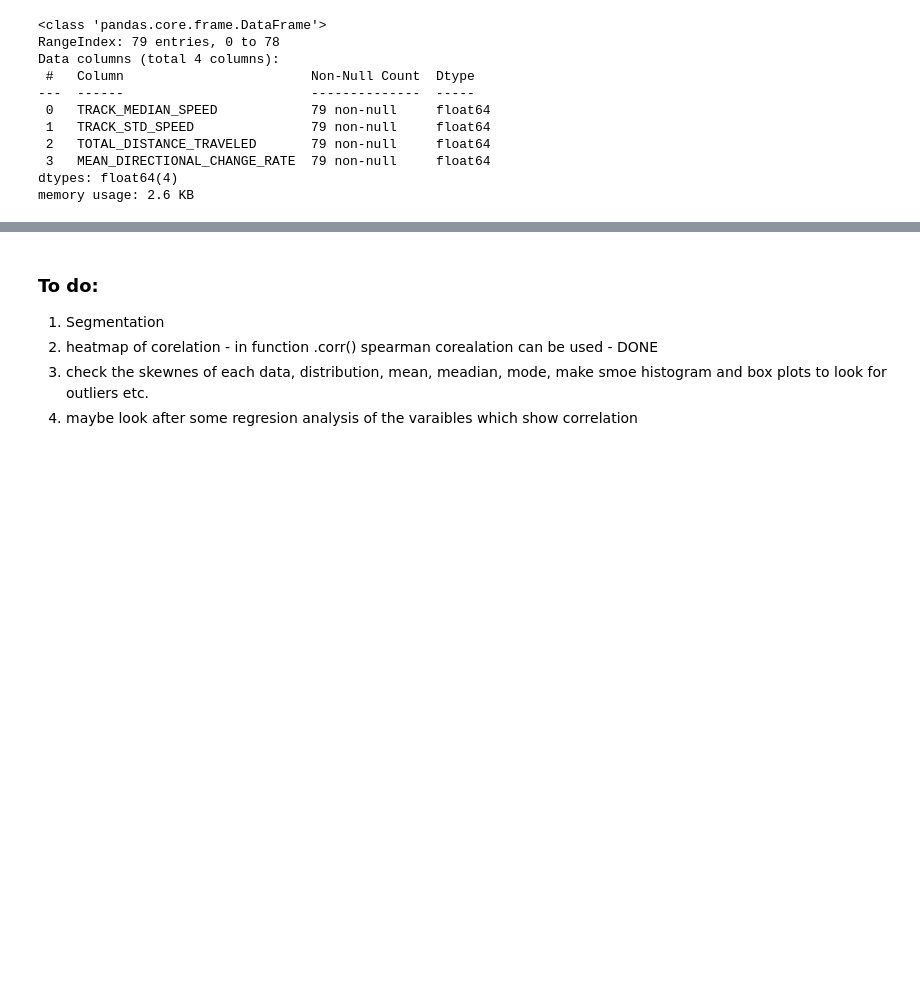
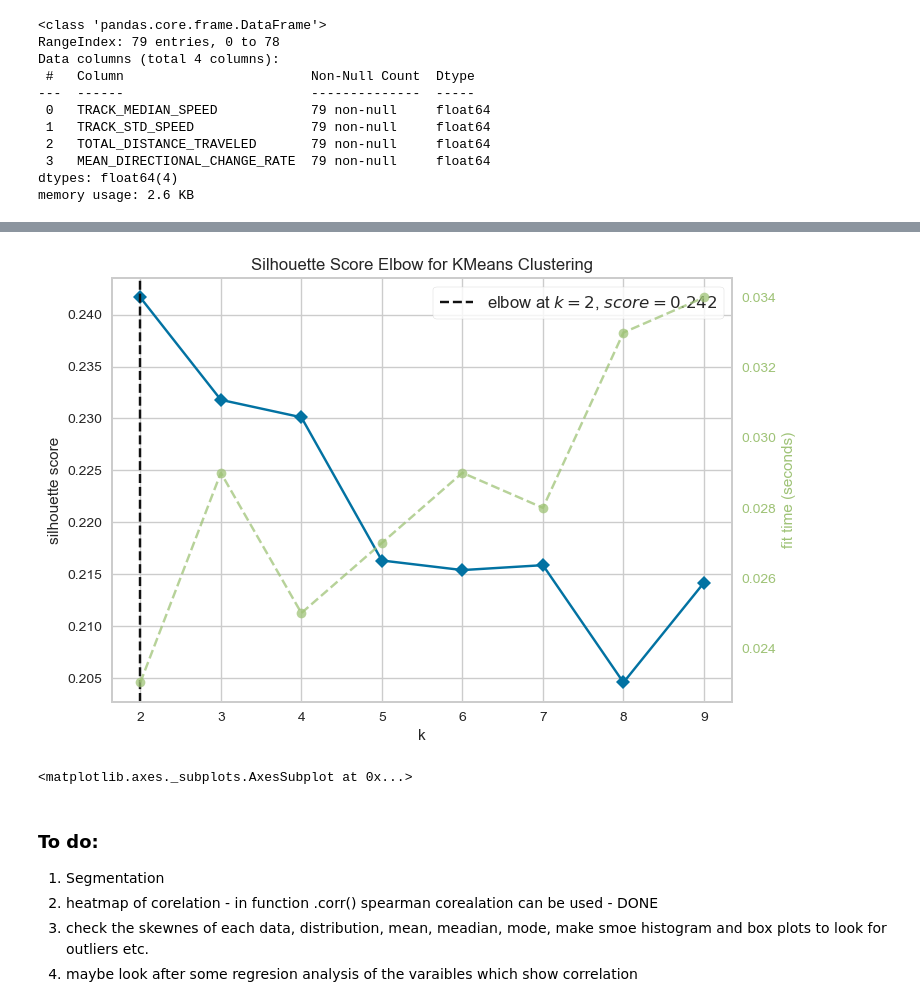
Before and after one commit to GentlemanFrog/Trajectory_clustering, a Jupyter notebook: Trajectory_analysis.ipynb, the cells around one changed output, grey strips where cells are left out. Drawn from its saved outputs; the diff is of its cells as text; code cells hidden in the pictures; blank space fills up the shorter version.

```diff
--- a/Trajectory_analysis.ipynb
+++ b/Trajectory_analysis.ipynb
@@ -462,3 +540,15 @@ memory usage: 2.6 KB
+# %%
+# Silhouette score with automatic suggestion of the cluster number
+
+from yellowbrick.cluster import KElbowVisualizer
+model = KMeans()
+# k is range of number of clusters.
+visualizer = KElbowVisualizer(model, k=(2,10), timings= True, metric='silhouette')
+visualizer.fit(whole_df)        # Fit data to visualizer
+visualizer.show()
+# %% [output]
+[figure, added]
+<matplotlib.axes._subplots.AxesSubplot at 0x...>
 # %% [markdown]
 ### To do:
 1. Segmentation
```
Also changed, not shown: parts of 8 cells of this notebook.
